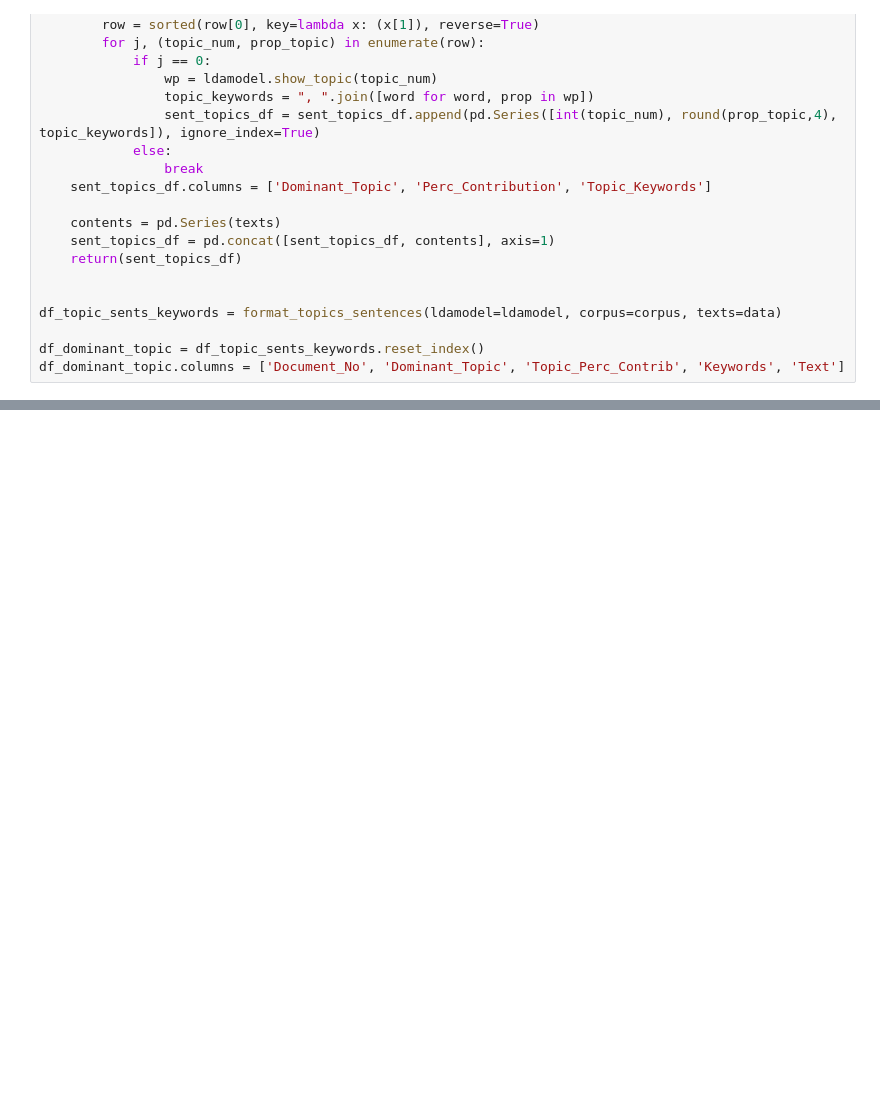
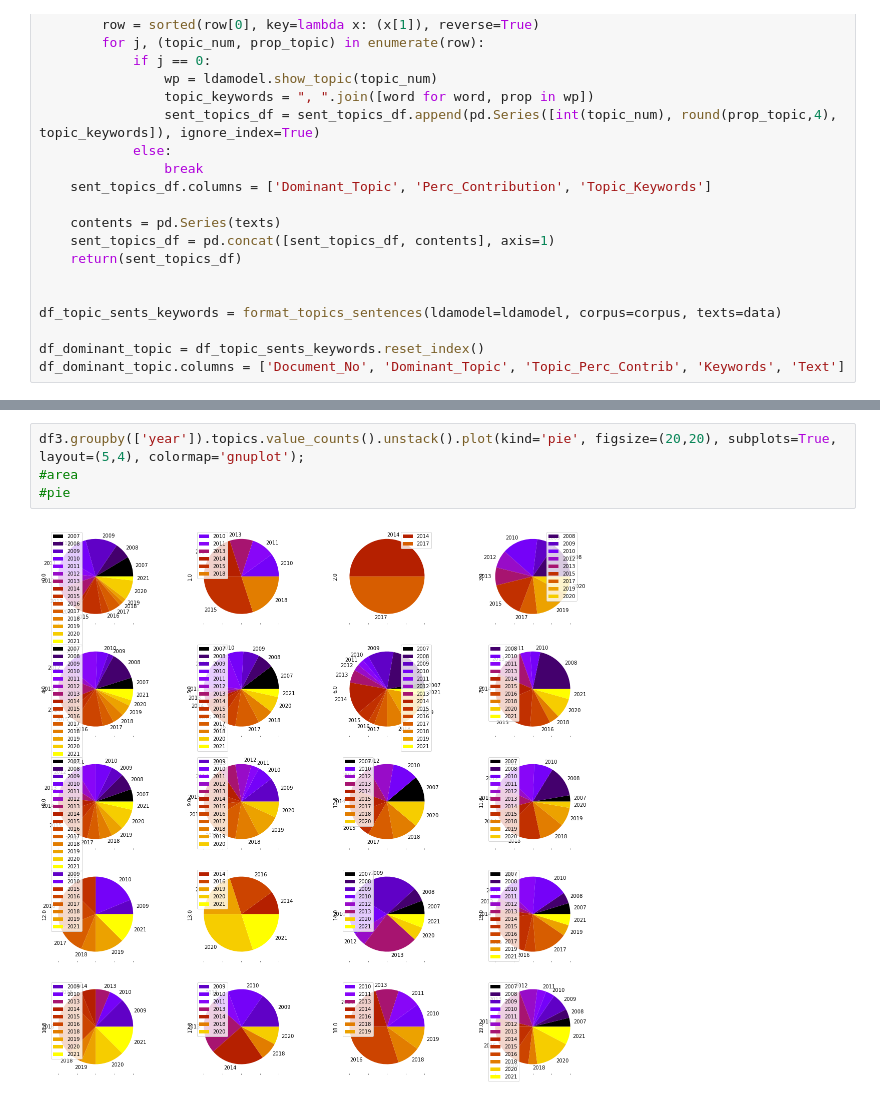
Before and after one commit to Geminy3/ProjetHNSKOL, a Jupyter notebook: Thématiques lemmatisé.ipynb, the cells around one changed output, grey strips where cells are left out. Cells and saved outputs as stored; diff of their text form; blank space fills up the shorter version.

```diff
--- a/Thématiques lemmatisé.ipynb
+++ b/Thématiques lemmatisé.ipynb
@@ -415,0 +442,6 @@ préalable
+# %%
+df3.groupby(['year']).topics.value_counts().unstack().plot(kind='pie', figsize=(20,20), subplots=True, layout=(5,4), colormap='gnuplot');
+#area
+#pie
+# %% [output]
+[figure, added]
```
Also changed, not shown: parts of 17 cells of this notebook.
